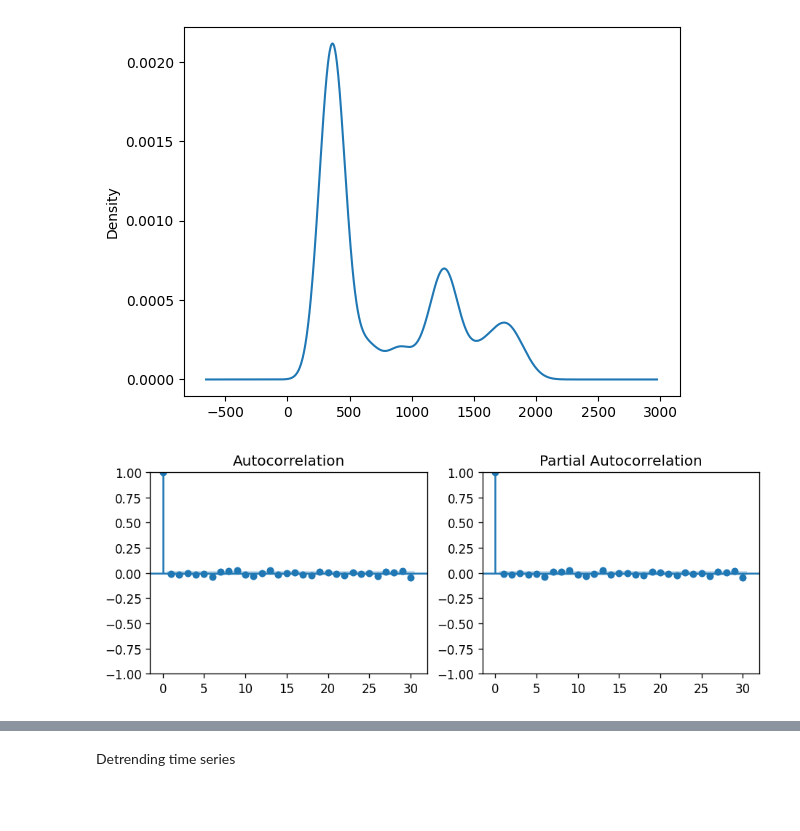
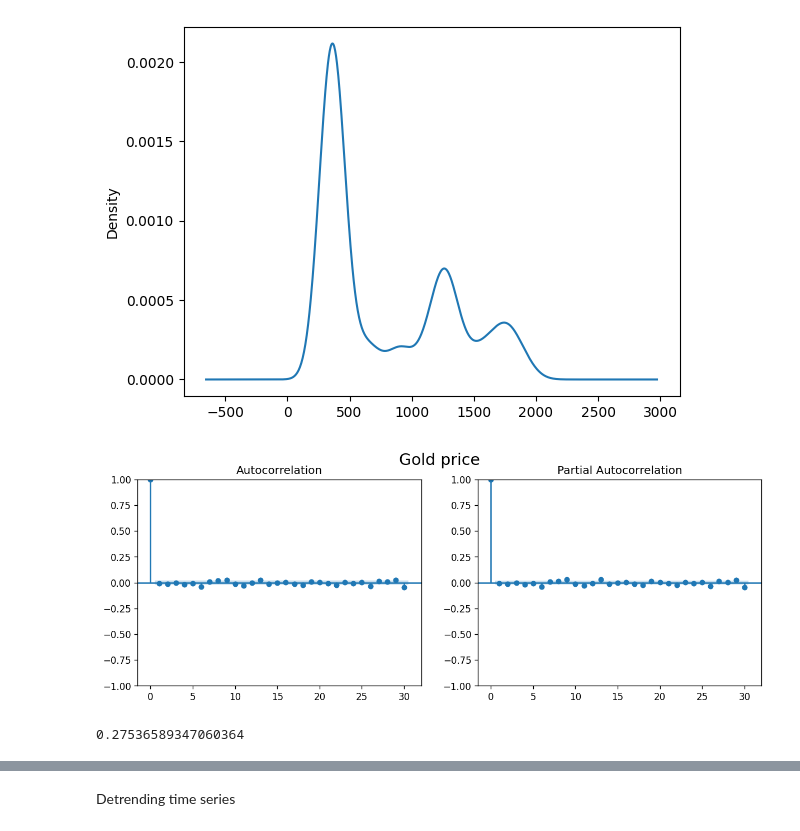
Before and after one commit to maxbranting/gold-forecast, a Jupyter notebook: Models/Price/ARIMA.ipynb, the cells around one changed output, grey strips where cells are left out. Saved outputs shown, nothing was run; the diff lists cells and outputs as text; code cells hidden in the pictures; blank space fills up the shorter version.

```diff
--- a/Models/Price/ARIMA.ipynb
+++ b/Models/Price/ARIMA.ipynb
@@ -46,14 +42,20 @@ df.Gold.plot(kind='kde')
 # %%
 dfac = df.copy()
 dfac.reset_index(inplace=True, drop=True)
 
-plt.rcParams.update({'figure.figsize':(9,3), 'figure.dpi':120})
+plt.rcParams.update({'figure.figsize':(12,4), 'figure.dpi':120})
 
 fig, axes = plt.subplots(1, 2, sharex=False)
+fig.suptitle('Gold price', fontsize=17)
 plot_acf(dfac['Gold'].diff().dropna(), ax=axes[0], lags=30)
 plot_pacf(dfac['Gold'].diff().dropna(), ax=axes[1], lags=30)
 
 plt.show()
 # %% [output]
-[figure, old version]
+[figure, new version]
+# %%
+testr = adfuller(df.Gold)
+testr[0]
+# %% [output]
+0.27536589347060364
 # %%
```
Also changed, not shown: parts of 57 cells of this notebook.
